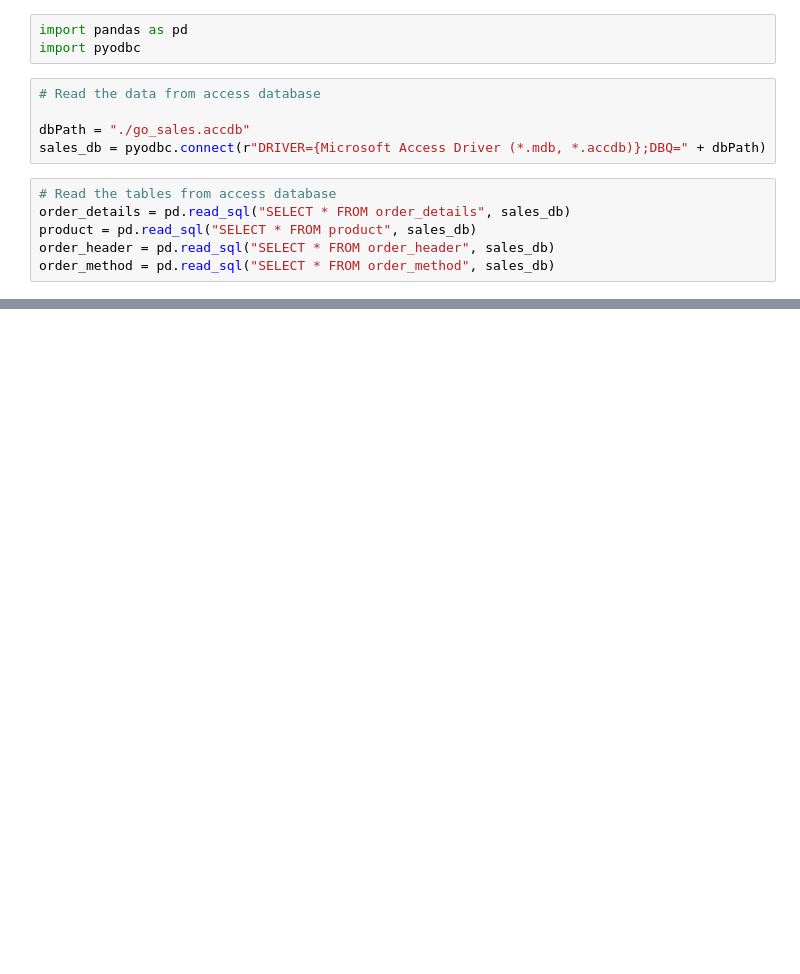
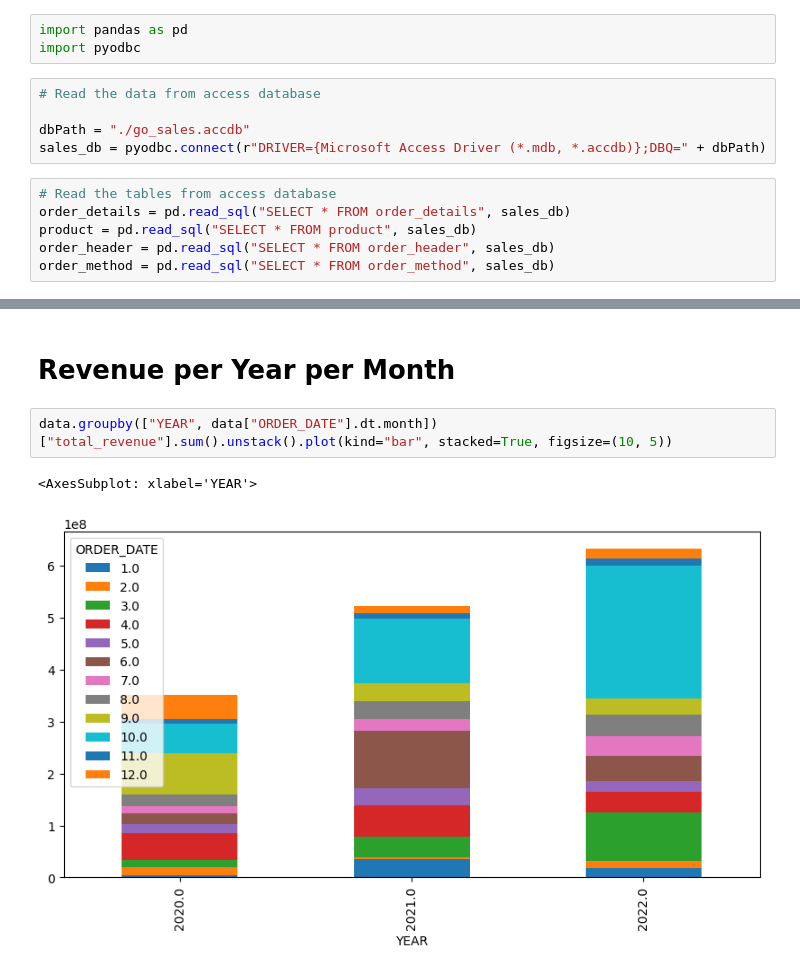
Before and after one commit to ManoloTonto1/semester-4-py-shit, a Jupyter notebook: index.ipynb, the cells around one changed output, grey strips where cells are left out. Drawn from its saved outputs; the diff is of its cells as text; blank space fills up the shorter version.

```diff
--- a/index.ipynb
+++ b/index.ipynb
@@ -43,0 +108,7 @@ Name: total_revenue, Length: 4084, dtype: float64
+# %% [markdown]
+# Revenue per Year per Month
+# %%
+data.groupby(["YEAR", data["ORDER_DATE"].dt.month])["total_revenue"].sum().unstack().plot(kind="bar", stacked=True, figsize=(10, 5))
+# %% [output]
+<AxesSubplot: xlabel='YEAR'>
+[figure, added]
```
Also changed, not shown: parts of 17 cells of this notebook, 1 other file.
